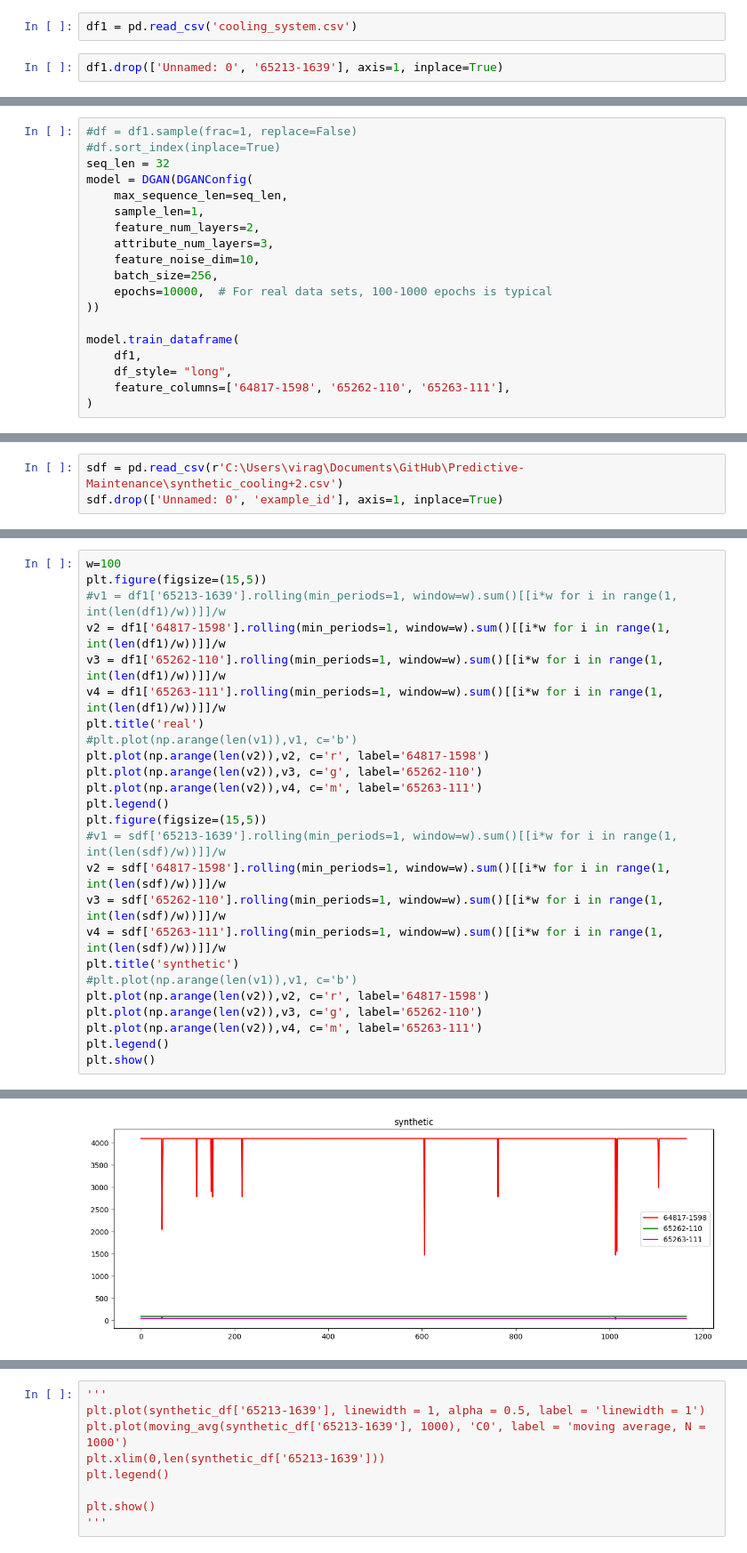
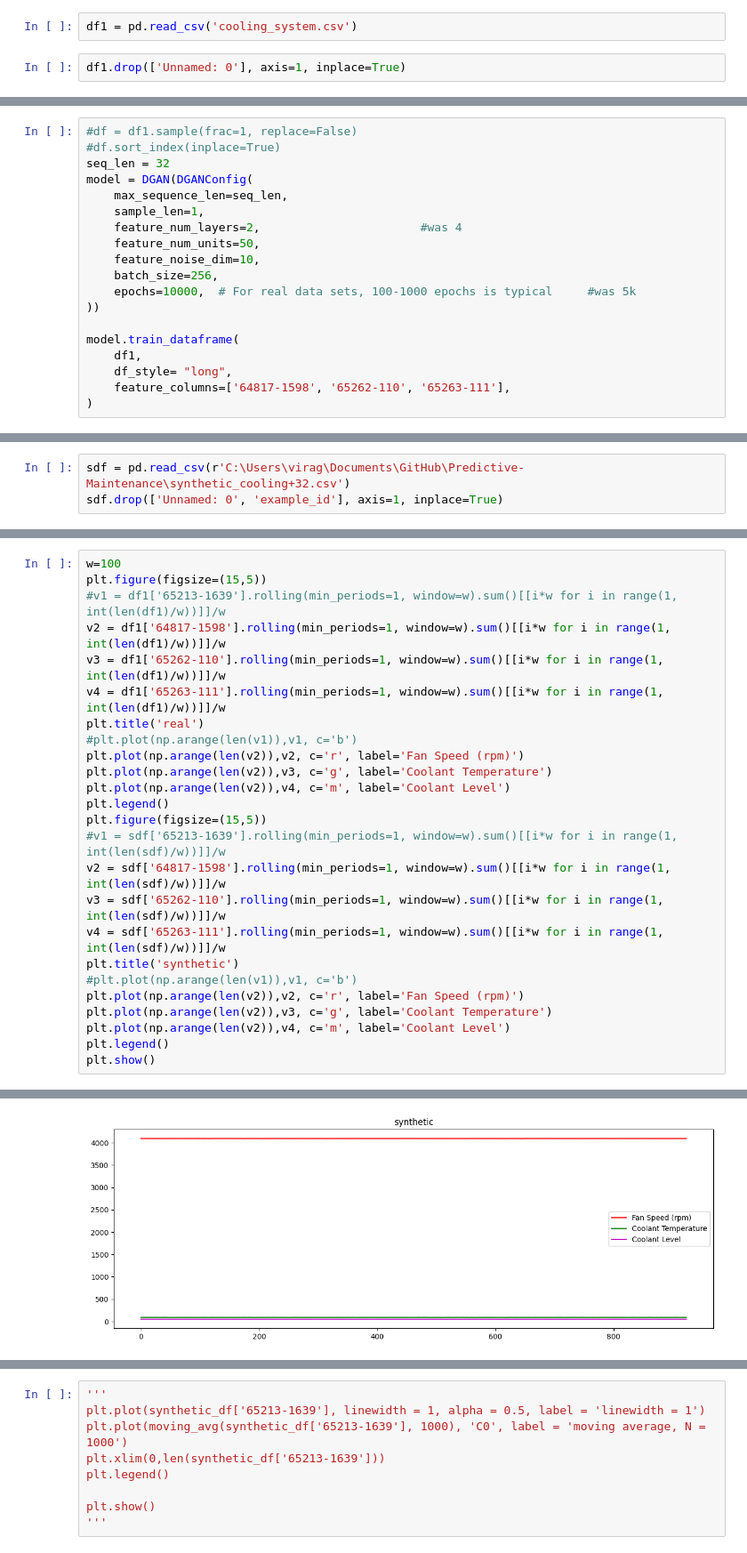
Before and after one commit to gautamvira/Predictive-Maintenance, a Jupyter notebook: synthetic_data_generation.ipynb, the cells around one changed output, grey strips where cells are left out. Shown at 89% size. Saved outputs shown, nothing was run; the diff lists cells and outputs as text.

```diff
--- a/synthetic_data_generation.ipynb
+++ b/synthetic_data_generation.ipynb
@@ -8,7 +8,7 @@ from gretel_synthetics.timeseries_dgan.config import DGANConfig, OutputType, Nor
 # %%
 df1 = pd.read_csv('cooling_system.csv')
 # %%
-df1.drop(['Unnamed: 0', '65213-1639'], axis=1, inplace=True)
+df1.drop(['Unnamed: 0'], axis=1, inplace=True)
 # %%
 df1.shape
 # %% [output]
@@ -23,11 +22,11 @@ seq_len = 32
 model = DGAN(DGANConfig(
     max_sequence_len=seq_len,
     sample_len=1,
-    feature_num_layers=2,
-    attribute_num_layers=3,
+    feature_num_layers=2,                       #was 4
+    feature_num_units=50,
     feature_noise_dim=10,
     batch_size=256,
-    epochs=10000,  # For real data sets, 100-1000 epochs is typical
+    epochs=10000,  # For real data sets, 100-1000 epochs is typical     #was 5k
 ))
 
 model.train_dataframe(
@@ -108,6 +112,6 @@ plt.show()
 ... (3 outputs left out)
 # %%
-sdf = pd.read_csv(r'C:\Users\virag\Documents\GitHub\Predictive-Maintenance\synthetic_cooling+2.csv')
+sdf = pd.read_csv(r'C:\Users\virag\Documents\GitHub\Predictive-Maintenance\synthetic_cooling+32.csv')
 sdf.drop(['Unnamed: 0', 'example_id'], axis=1, inplace=True)
 # %%
 sdf.head()
@@ -127,9 +131,9 @@ v3 = df1['65262-110'].rolling(min_periods=1, window=w).sum()[[i*w for i in range
 v4 = df1['65263-111'].rolling(min_periods=1, window=w).sum()[[i*w for i in range(1, int(len(df1)/w))]]/w
 plt.title('real')
 #plt.plot(np.arange(len(v1)),v1, c='b')
-plt.plot(np.arange(len(v2)),v2, c='r', label='64817-1598')
-plt.plot(np.arange(len(v2)),v3, c='g', label='65262-110')
-plt.plot(np.arange(len(v2)),v4, c='m', label='65263-111')
+plt.plot(np.arange(len(v2)),v2, c='r', label='Fan Speed (rpm)')
+plt.plot(np.arange(len(v2)),v3, c='g', label='Coolant Temperature')
+plt.plot(np.arange(len(v2)),v4, c='m', label='Coolant Level')
 plt.legend()
 plt.figure(figsize=(15,5))
 #v1 = sdf['65213-1639'].rolling(min_periods=1, window=w).sum()[[i*w for i in range(1, int(len(sdf)/w))]]/w
@@ -138,9 +142,9 @@ v3 = sdf['65262-110'].rolling(min_periods=1, window=w).sum()[[i*w for i in range
 v4 = sdf['65263-111'].rolling(min_periods=1, window=w).sum()[[i*w for i in range(1, int(len(sdf)/w))]]/w
 plt.title('synthetic')
 #plt.plot(np.arange(len(v1)),v1, c='b')
-plt.plot(np.arange(len(v2)),v2, c='r', label='64817-1598')
-plt.plot(np.arange(len(v2)),v3, c='g', label='65262-110')
-plt.plot(np.arange(len(v2)),v4, c='m', label='65263-111')
+plt.plot(np.arange(len(v2)),v2, c='r', label='Fan Speed (rpm)')
+plt.plot(np.arange(len(v2)),v3, c='g', label='Coolant Temperature')
+plt.plot(np.arange(len(v2)),v4, c='m', label='Coolant Level')
 plt.legend()
 plt.show()
 # %% [output]
@@ -148,4 +152,4 @@ plt.show()
-[figure, old version]
+[figure, new version]
 # %%
 df1.corr()
 # %% [output]
```
Also changed, not shown: parts of 17 cells of this notebook, 1 other file.
